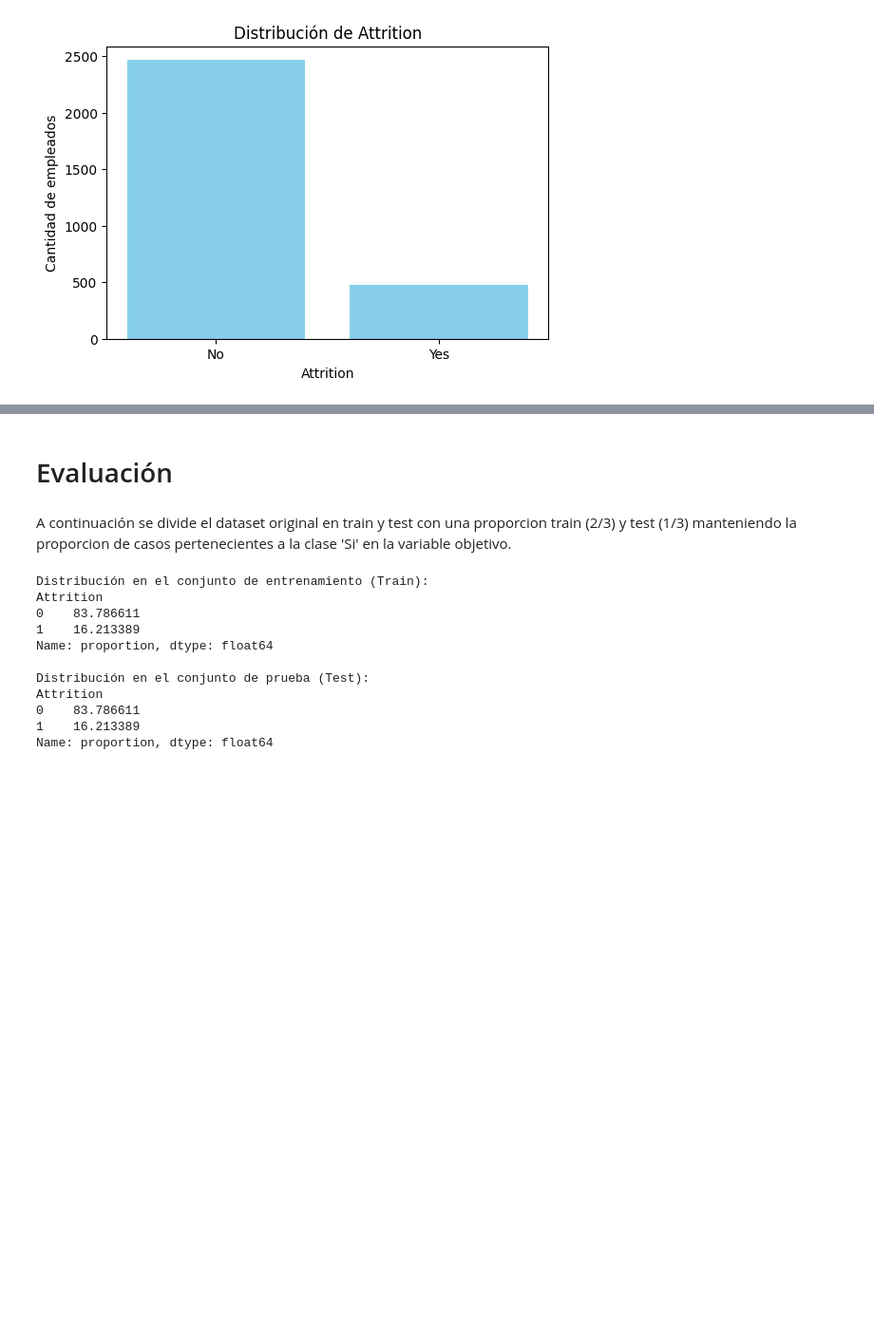
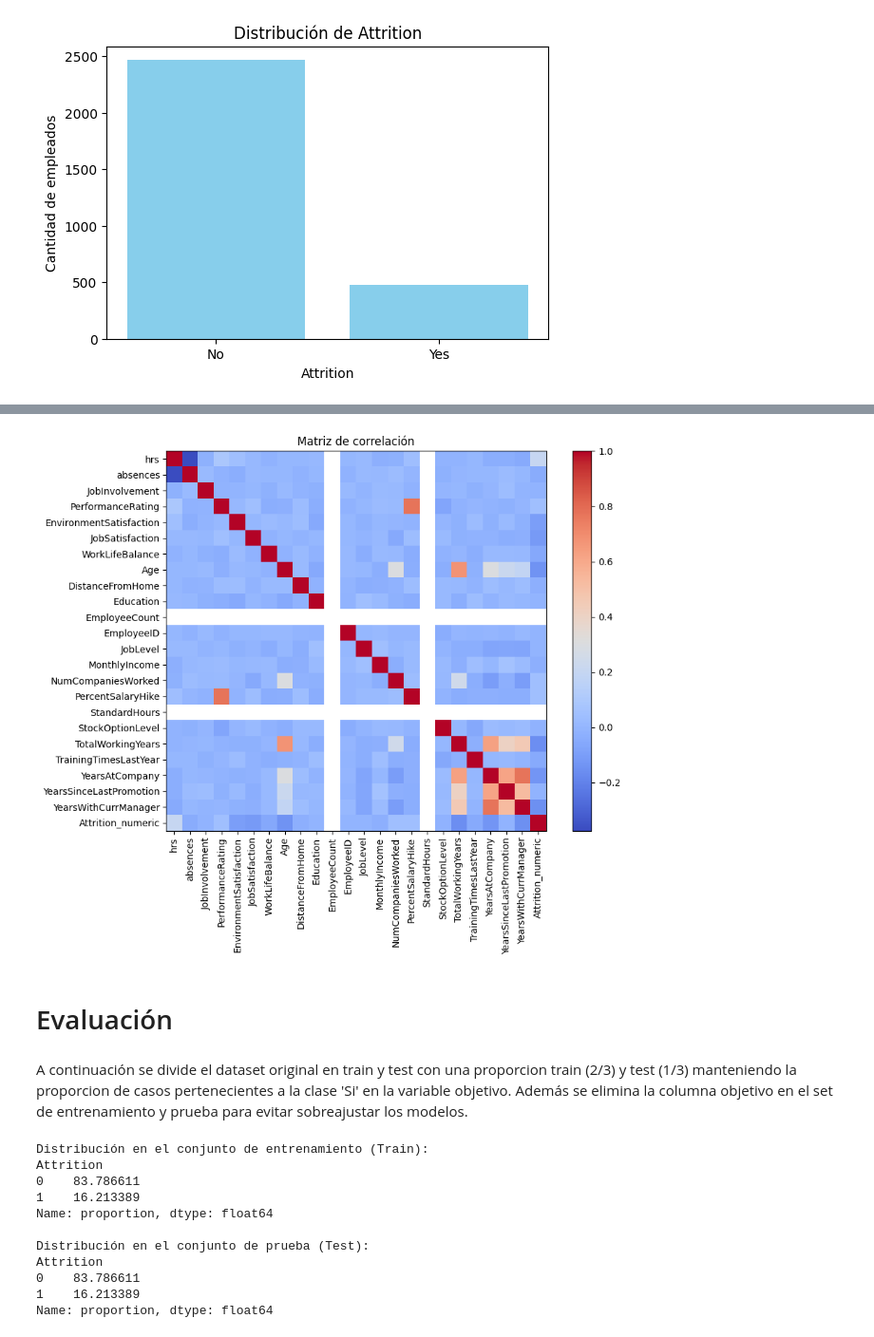
Before and after one commit to 100495699/Aprendizaje, a Jupyter notebook: Aprendizaje.ipynb, the cells around one changed output, grey strips where cells are left out. Shown at 95% size. Saved outputs shown, nothing was run; the diff lists cells and outputs as text; code cells hidden in the pictures; blank space fills up the shorter version.

```diff
--- a/Aprendizaje.ipynb
+++ b/Aprendizaje.ipynb
@@ -191,7 +191,22 @@ Por último, se realiza una matriz de correlación para determinar cuales son la
+# %%
+dataset_matrix = dataset.copy()
+dataset_matrix["Attrition_numeric"] = dataset["Attrition"].map({"Yes": 1, "No": 0})
+correlation_matrix = dataset_matrix.corr(numeric_only=True)
+
+plt.figure(figsize=(10, 8))
+plt.imshow(correlation_matrix, cmap='coolwarm', interpolation='nearest')
+plt.colorbar()
+plt.xticks(range(len(correlation_matrix.columns)), correlation_matrix.columns, rotation=90)
+plt.yticks(range(len(correlation_matrix.columns)), correlation_matrix.columns)
+plt.title("Matriz de correlación")
+plt.tight_layout()
+plt.show()
+# %% [output]
+[figure, added]
 # %% [markdown]
 # Evaluación
 # %% [markdown]
-A continuación se divide el dataset original en train y test con una proporcion train (2/3) y test (1/3) manteniendo la proporcion de casos pertenecientes a la clase 'Si' en la variable objetivo.
+A continuación se divide el dataset original en train y test con una proporcion train (2/3) y test (1/3) manteniendo la proporcion de casos pertenecientes a la clase 'Si' en la variable objetivo. Además se elimina la columna objetivo en el set de entrenamiento y prueba para evitar sobreajustar los modelos.
 # %%
 from sklearn.preprocessing import LabelEncoder
 
```
Also changed, not shown: parts of 24 cells of this notebook.
